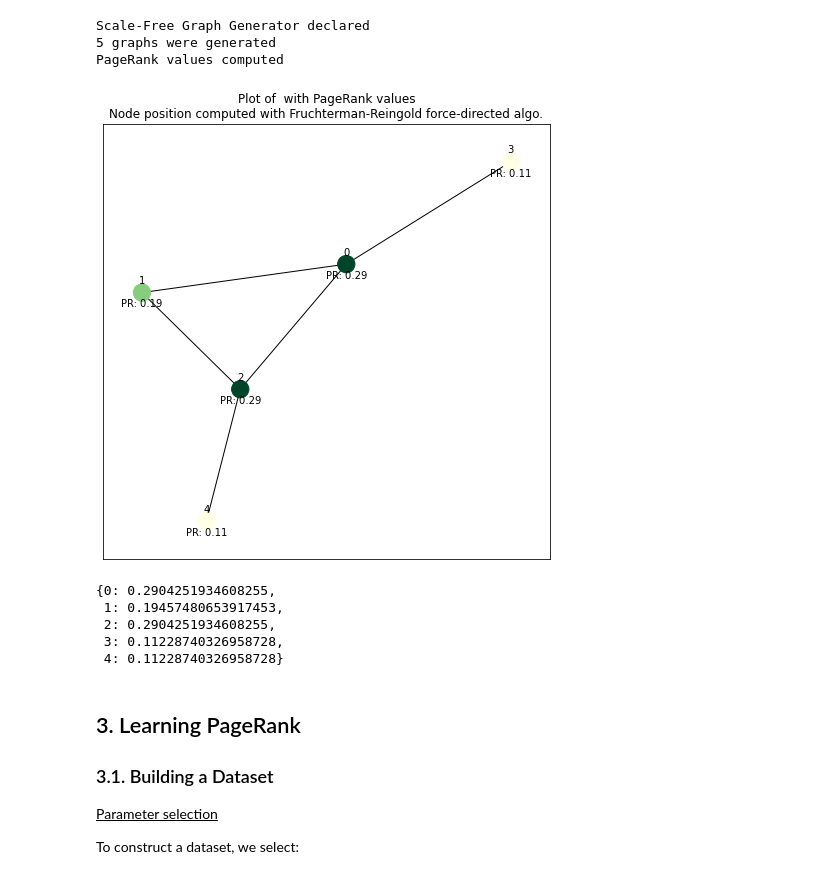
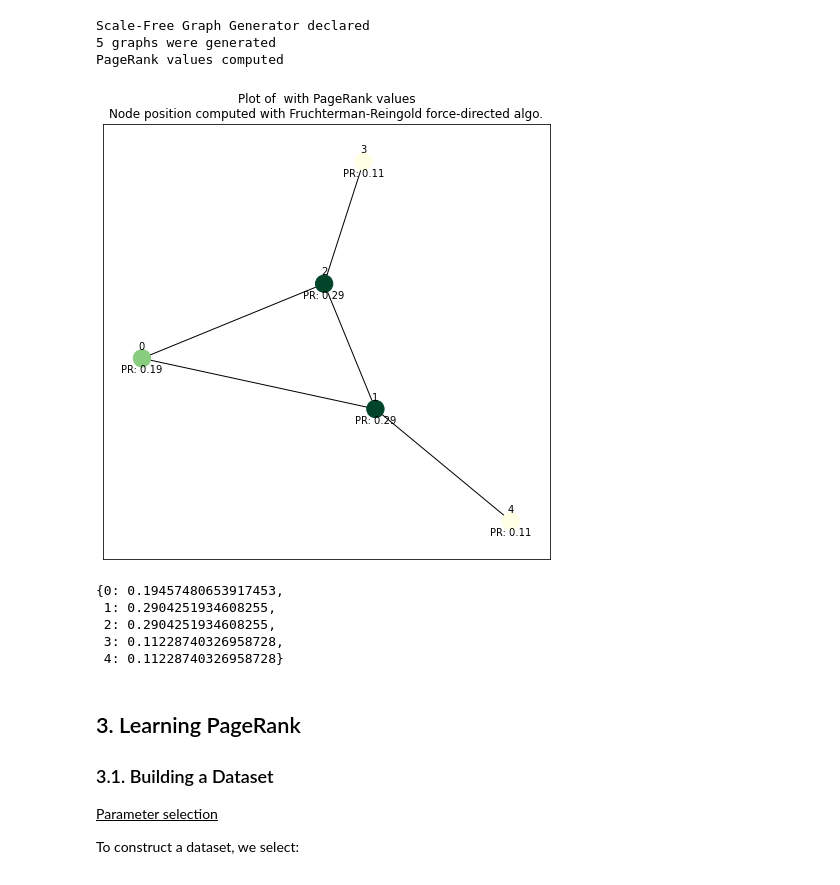
Before and after one commit to qlero/page_rank_GNN, a Jupyter notebook: page_rank_gnn.ipynb, the cells around one changed output. Cells and saved outputs as stored; diff of their text form; code cells hidden in the pictures.

```diff
--- a/page_rank_gnn.ipynb
+++ b/page_rank_gnn.ipynb
@@ -242,12 +249,12 @@ Scale-Free Graph Generator declared
 5 graphs were generated
 PageRank values computed
 # %%
-plot_graph(sfX[1000])
-sfy[1000]
+plot_graph(sfX[50])
+sfy[50]
 # %% [output]
-[figure, old version]
+[figure, new version]
-{0: 0.2904251934608255,
- 1: 0.19457480653917453,
+{0: 0.19457480653917453,
+ 1: 0.2904251934608255,
  2: 0.2904251934608255,
  3: 0.11228740326958728,
  4: 0.11228740326958728}
```
Also changed, not shown: parts of 68 cells of this notebook, 19 other files.
